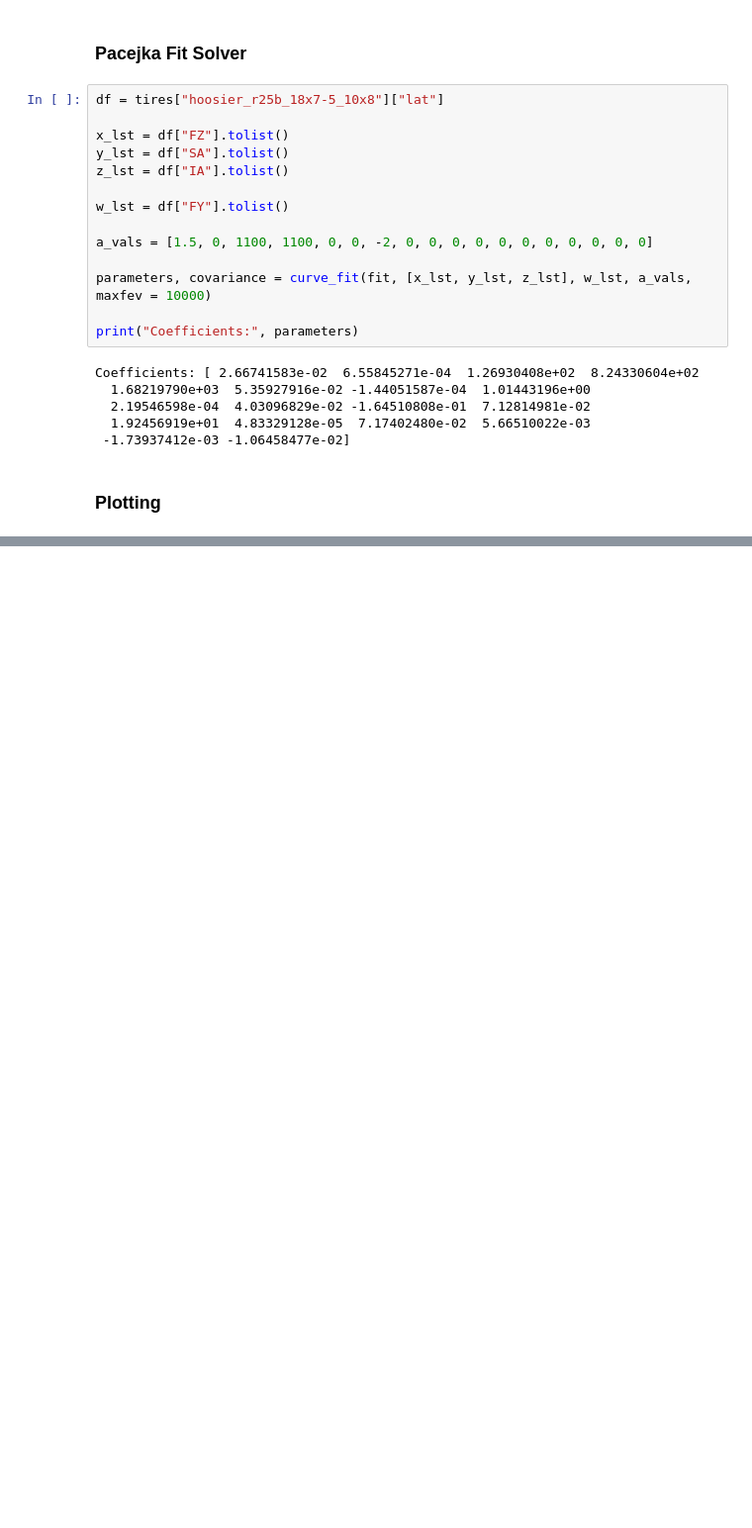
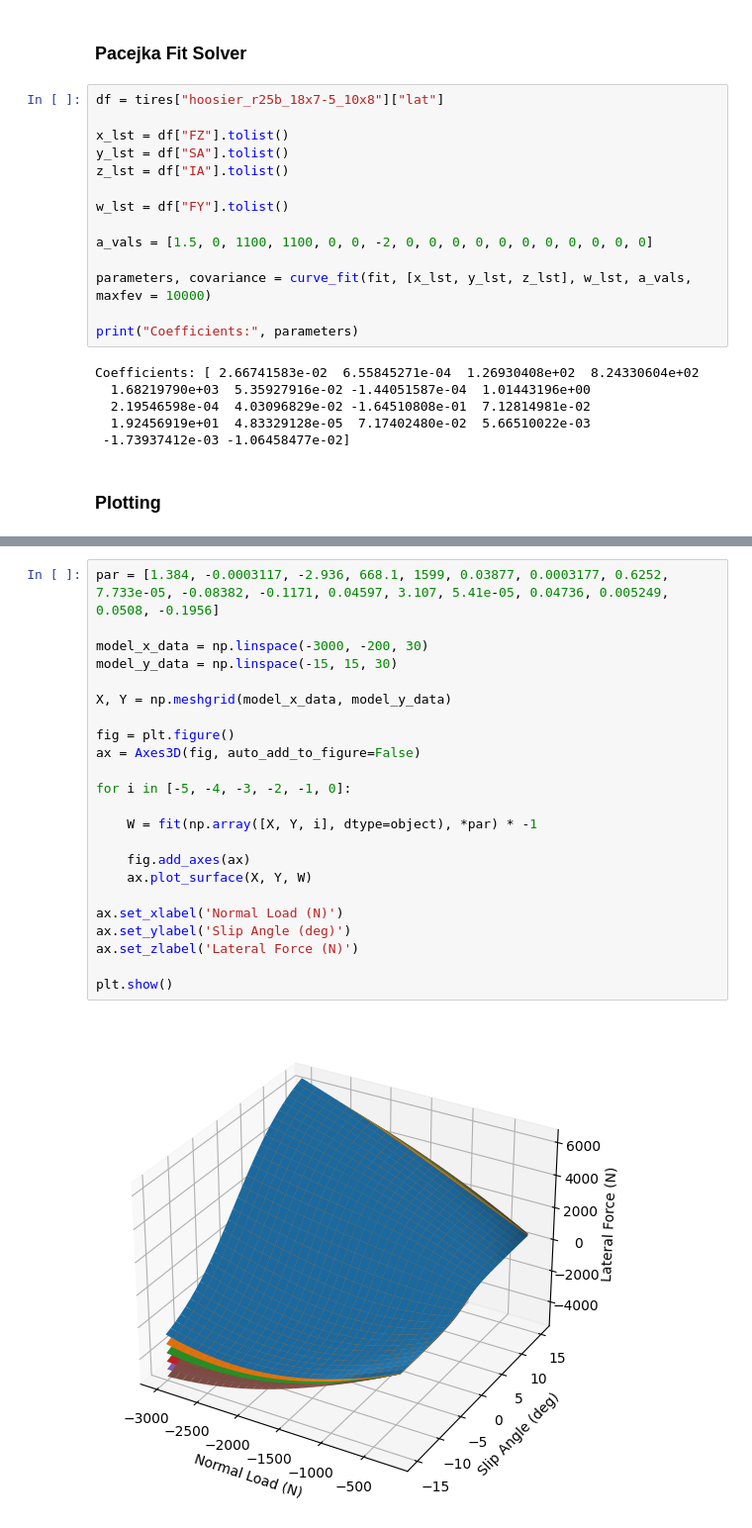
Before and after one commit to rhorvath02/tire_analysis, a Jupyter notebook: fits/rear_lat.ipynb, the cells around one changed output, grey strips where cells are left out. Shown at 99% size. Saved outputs shown, nothing was run; the diff lists cells and outputs as text; blank space fills up the shorter version.

Commit message:
front lateral fit

```diff
--- a/fits/rear_lat.ipynb
+++ b/fits/rear_lat.ipynb
@@ -122,0 +130,25 @@ plt.show()
+# %%
+par = [1.384, -0.0003117, -2.936, 668.1, 1599, 0.03877, 0.0003177, 0.6252, 7.733e-05, -0.08382, -0.1171, 0.04597, 3.107, 5.41e-05, 0.04736, 0.005249, 0.0508, -0.1956]
+
+model_x_data = np.linspace(-3000, -200, 30)
+model_y_data = np.linspace(-15, 15, 30)
+
+X, Y = np.meshgrid(model_x_data, model_y_data)
+
+fig = plt.figure()
+ax = Axes3D(fig, auto_add_to_figure=False)
+
+for i in [-5, -4, -3, -2, -1, 0]:
+
+    W = fit(np.array([X, Y, i], dtype=object), *par) * -1
+
+    fig.add_axes(ax)
+    ax.plot_surface(X, Y, W)
+
+ax.set_xlabel('Normal Load (N)')
+ax.set_ylabel('Slip Angle (deg)')
+ax.set_zlabel('Lateral Force (N)')
+
+plt.show()
+# %% [output]
+[figure, added]
```
Also changed, not shown: parts of 2 cells of this notebook, 10 other files.
